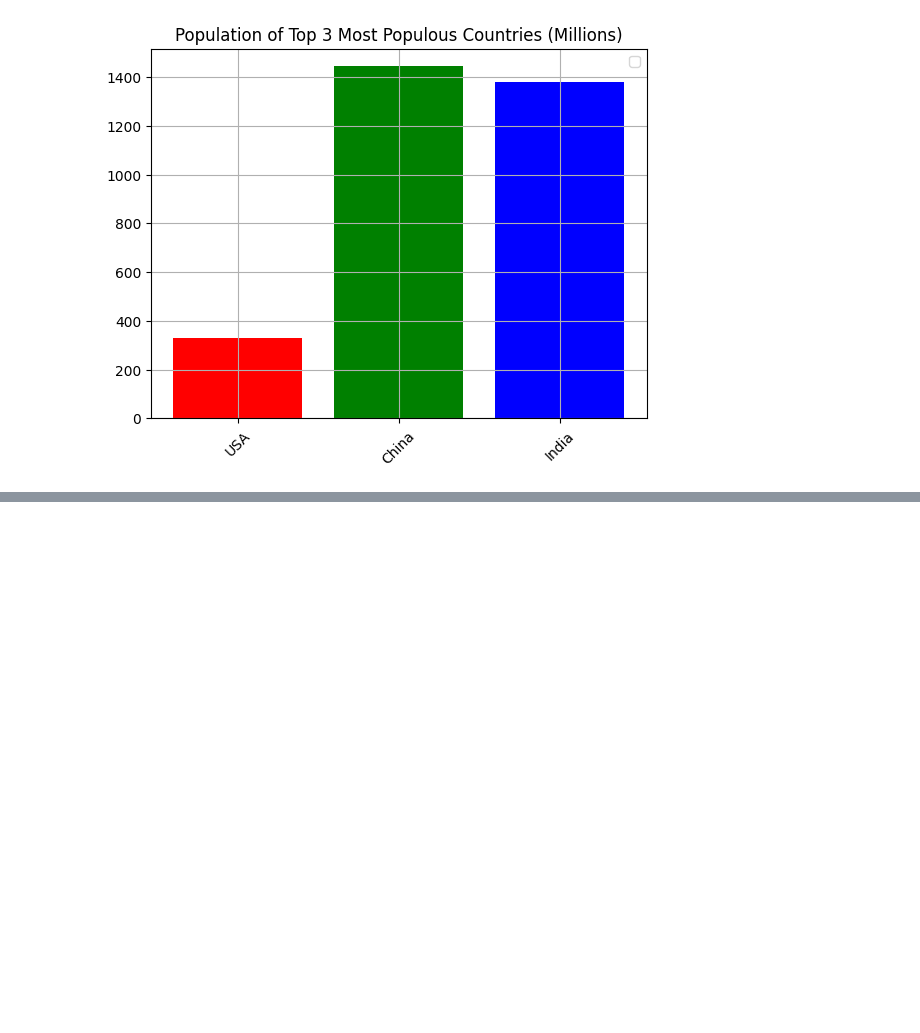
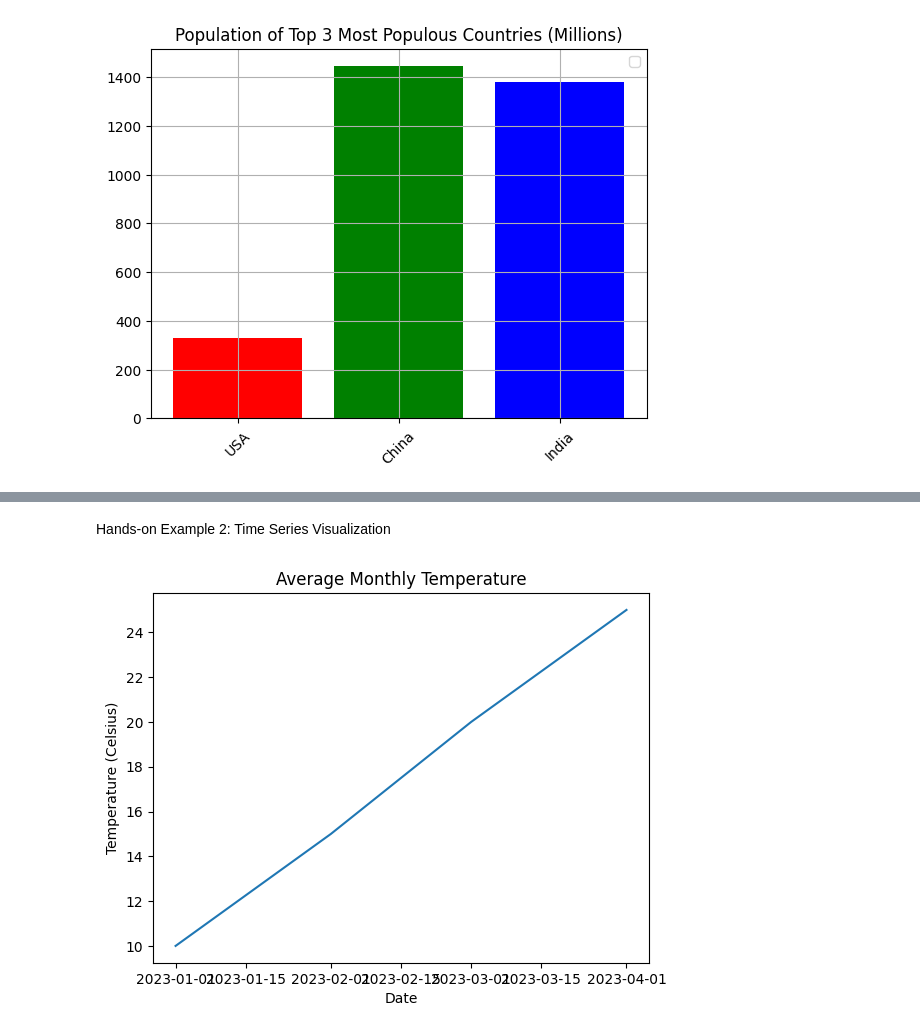
Before and after one commit to amrahmani/Pythorch, a Jupyter notebook: IntroNumPy_MatPlotLib_Pandas.ipynb, the cells around one changed output, grey strips where cells are left out. Saved outputs shown, nothing was run; the diff lists cells and outputs as text; code cells hidden in the pictures; blank space fills up the shorter version.

```diff
--- a/IntroNumPy_MatPlotLib_Pandas.ipynb
+++ b/IntroNumPy_MatPlotLib_Pandas.ipynb
@@ -197,0 +216,21 @@ WARNING:matplotlib.legend:No artists with labels found to put in legend.  Note t
+# %%
+# Import libraries
+import pandas as pd
+
+# Create sample data with timestamps
+data = {
+    "Date": pd.to_datetime(["2023-01-01", "2023-02-01", "2023-03-01", "2023-04-01"]),
+    "Temperature": [10, 15, 20, 25]
+}
+
+df = pd.DataFrame(data)
+
+# Set the Date column as the index
+df.set_index("Date", inplace=True)
+
+# Access data by date
+print(df.loc["2023-02-01"])  # Print data for February 1st
+
+# Resample data (e.g., calculate monthly average temperature)
+monthly_avg_temp = df["Temperature"].resample("M").mean()
+print(monthly_avg_temp)
@@ -197,0 +246,18 @@ WARNING:matplotlib.legend:No artists with labels found to put in legend.  Note t
+# %% [markdown]
+Hands-on Example 2: Time Series Visualization
+# %%
+# Import Matplotlib library
+import matplotlib.pyplot as plt
+
+# Plot the time series data
+plt.plot(df.index, df["Temperature"])
+
+# Add labels and title
+plt.xlabel("Date")
+plt.ylabel("Temperature (Celsius)")
+plt.title("Average Monthly Temperature")
+
+# Show the plot
+plt.show()
+# %% [output]
+[figure, added]
```
Also changed, not shown: parts of 3 cells of this notebook.
